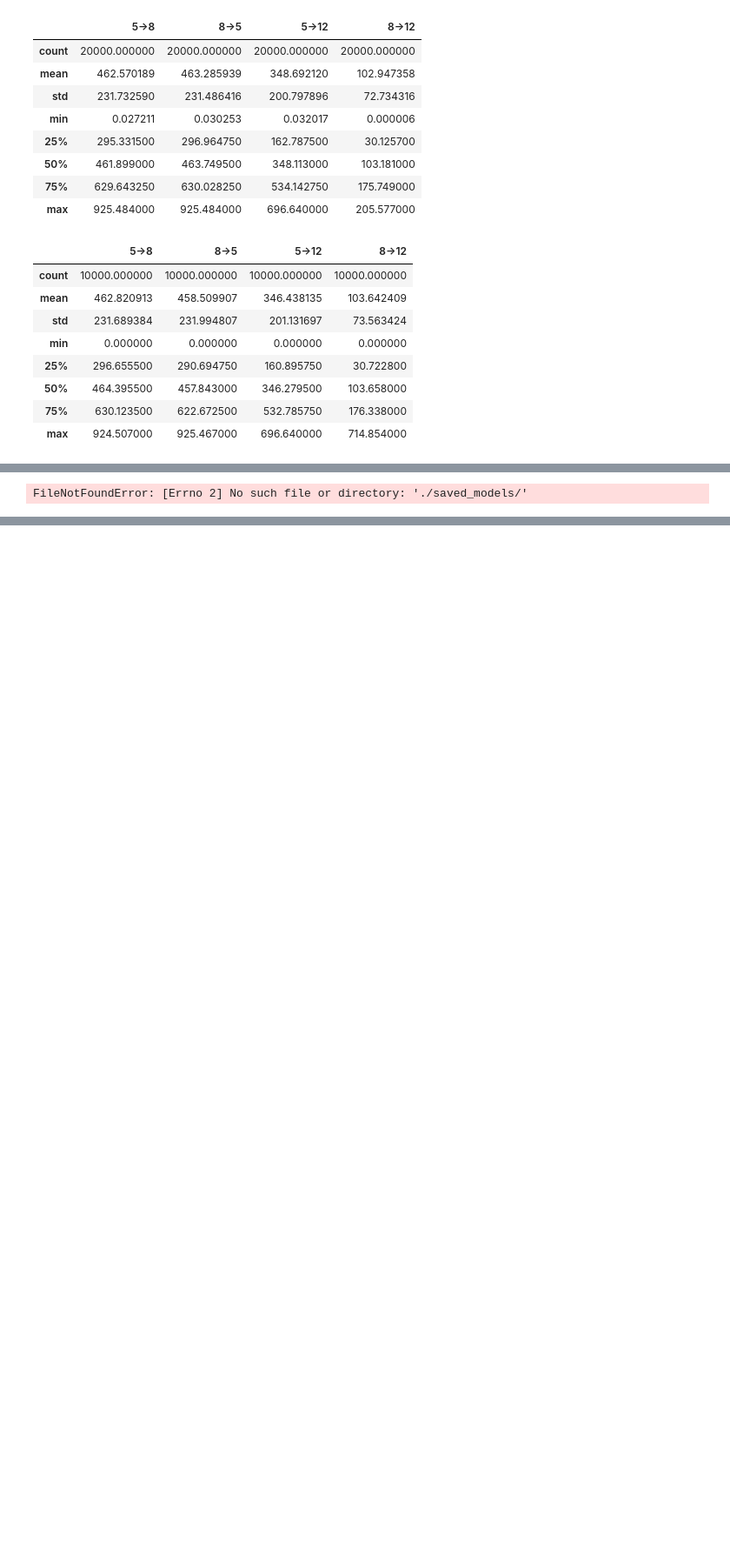
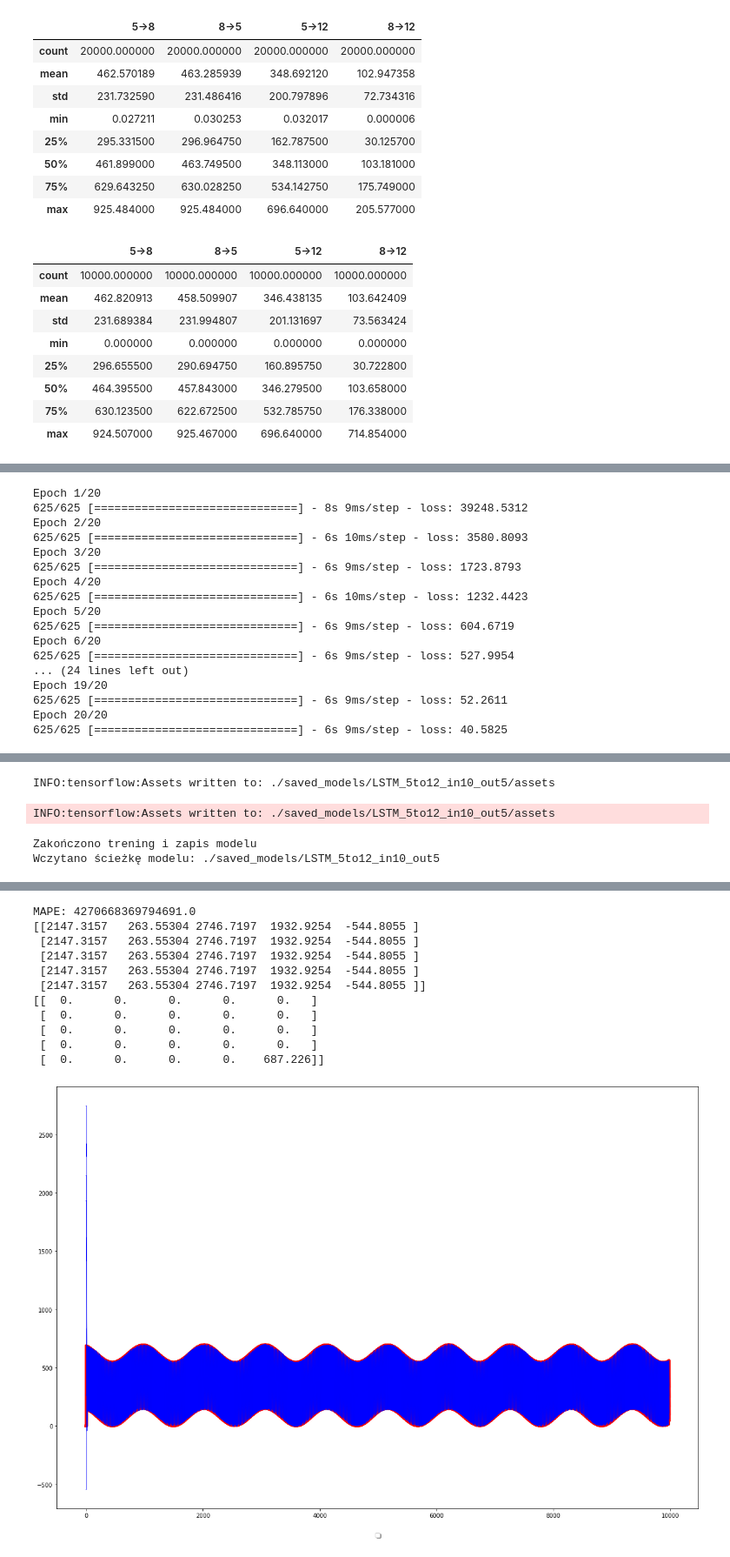
Before and after one commit to Tub1s/network-traffic-forecasting, a Jupyter notebook: network_traffic_forecasting.ipynb, the cells around one changed output, grey strips where cells are left out. Shown at 87% size. Saved outputs shown, nothing was run; the diff lists cells and outputs as text; code cells hidden in the pictures; blank space fills up the shorter version.

```diff
--- a/network_traffic_forecasting.ipynb
+++ b/network_traffic_forecasting.ipynb
@@ -163,7 +171,7 @@ n_input_steps = 10
 n_output_steps = 5
 #target = '5->8'
 #target = '8->5'
-#target = '5->12'
-target = '8->12'
+target = '5->12'
+#target = '8->12'
 X_train, y_train = split_sequence(sequence = train_df[target], n_input_steps=n_input_steps, n_output_steps=n_output_steps)
 X_test, y_test = split_sequence(sequence = test_df[target], n_input_steps=n_input_steps, n_output_steps=n_output_steps)
@@ -260,7 +272,23 @@ def test_model(input_data: np.array, output_data: np.array, model_path: str = No
 
     plt.show()
 # %%
-model_path = train_model(input_data=X_train, input_target=8, output_data=y_train, output_target=12, model_type='LSTM')
+model_path = train_model(input_data=X_train, input_target=5, output_data=y_train, output_target=12, model_type='LSTM')
 test_model(input_data=X_test, output_data=y_test, model_path=model_path)
 # %% [output]
-FileNotFoundError: [Errno 2] No such file or directory: './saved_models/'
+Epoch 1/20
+625/625 [==============================] - 8s 9ms/step - loss: 39248.5312
+Epoch 2/20
+625/625 [==============================] - 6s 10ms/step - loss: 3580.8093
+Epoch 3/20
+625/625 [==============================] - 6s 9ms/step - loss: 1723.8793
+Epoch 4/20
+625/625 [==============================] - 6s 10ms/step - loss: 1232.4423
+Epoch 5/20
+625/625 [==============================] - 6s 9ms/step - loss: 604.6719
+Epoch 6/20
+625/625 [==============================] - 6s 9ms/step - loss: 527.9954
+... (24 lines left out)
+Epoch 19/20
+625/625 [==============================] - 6s 9ms/step - loss: 52.2611
+Epoch 20/20
+625/625 [==============================] - 6s 9ms/step - loss: 40.5825
@@ -266,0 +296,4 @@ FileNotFoundError: [Errno 2] No such file or directory: './saved_models/'
+INFO:tensorflow:Assets written to: ./saved_models/LSTM_5to12_in10_out5/assets
+INFO:tensorflow:Assets written to: ./saved_models/LSTM_5to12_in10_out5/assets
+Zakończono trening i zapis modelu
+Wczytano ścieżkę modelu: ./saved_models/LSTM_5to12_in10_out5
@@ -267,3 +301,15 @@ FileNotFoundError: [Errno 2] No such file or directory: './saved_models/'
+MAPE: 4270668369794691.0
+[[2147.3157   263.55304 2746.7197  1932.9254  -544.8055 ]
+ [2147.3157   263.55304 2746.7197  1932.9254  -544.8055 ]
+ [2147.3157   263.55304 2746.7197  1932.9254  -544.8055 ]
+ [2147.3157   263.55304 2746.7197  1932.9254  -544.8055 ]
+ [2147.3157   263.55304 2746.7197  1932.9254  -544.8055 ]]
+[[  0.      0.      0.      0.      0.   ]
+ [  0.      0.      0.      0.      0.   ]
+ [  0.      0.      0.      0.      0.   ]
+ [  0.      0.      0.      0.      0.   ]
+ [  0.      0.      0.      0.    687.226]]
+[figure, added]
 # %%
 from sklearn.linear_model import LinearRegression
 
```
Also changed, not shown: parts of 13 cells of this notebook, 1 other file.
